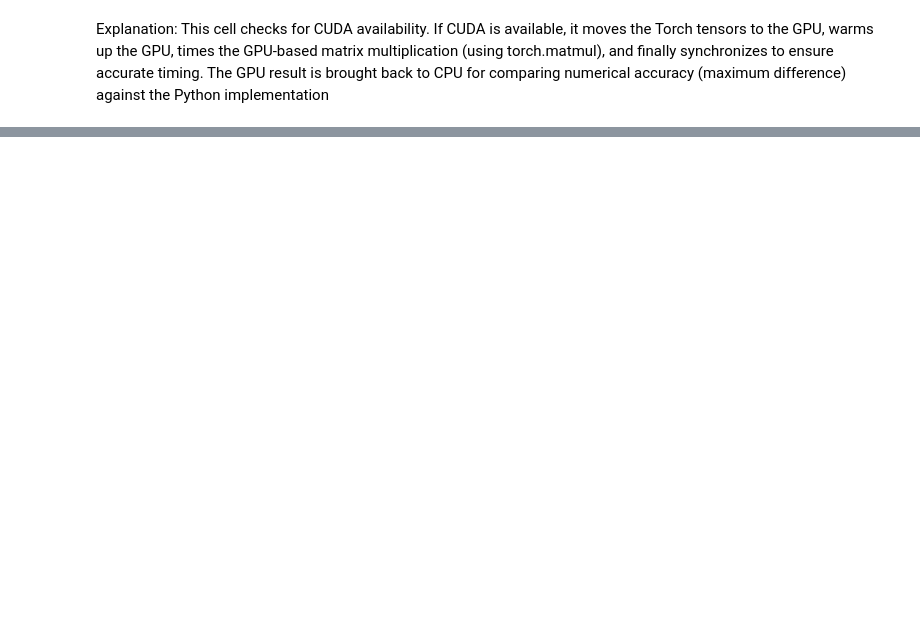
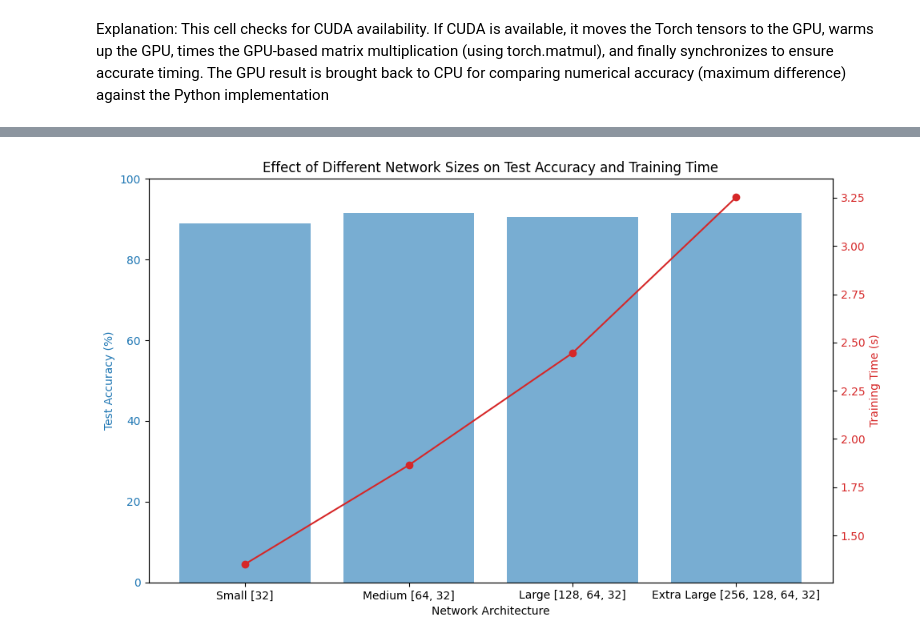
Before and after one commit to OrestisMakris/ACM-Upatras-SIG-ML, a Jupyter notebook: FeedForwardNN.ipynb, the cells around one changed output, grey strips where cells are left out. Saved outputs shown, nothing was run; the diff lists cells and outputs as text; code cells hidden in the pictures; blank space fills up the shorter version.

```diff
--- a/FeedForwardNN.ipynb
+++ b/FeedForwardNN.ipynb
@@ -440,0 +581,74 @@ Epoch 180: Train Loss = 0.0499, Val Loss = 0.1002
+# %%
+# New cell: Experiment with different neural network sizes (with timers, ReLU, and complex architectures)
+
+import time
+import torch.nn as nn
+
+def experiment_with_network_sizes():
+    """
+    Train the FlexibleNeuralNetwork using various hidden layer configurations
+    to observe the effect of model size on performance, while timing the training.
+    Uses ReLU activation for all experiments.
+    """
+    X, y = generate_complex_dataset()
+    preprocessor = DataPreprocessor()
+    datasets = preprocessor.preprocess(X, y)
+
+    # Define various architectures including larger/complex ones
+    architectures = {
+        "Small [32]": [32],
+        "Medium [64, 32]": [64, 32],
+        "Large [128, 64, 32]": [128, 64, 32],
+        "Extra Large [256, 128, 64, 32]": [256, 128, 64, 32]
+    }
+
+    results = {}
+
+    for arch_name, hidden_layers in architectures.items():
+        print(f"Training with architecture: {arch_name}")
+        start_time = time.time()
+
+        model = FlexibleNeuralNetwork(
+            input_size=X.shape[1],
+            hidden_layers=hidden_layers,
+            activation=nn.ReLU(),  # use ReLU activation
+            dropout_rate=0.3
+        )
+        history = train_and_evaluate(model, datasets, learning_rate=0.001, epochs=100)
+        elapsed_time = time.time() - start_time
+
+        results[arch_name] = {
+            "accuracy": history['test_accuracy'],
+            "time": elapsed_time
+        }
+        print(f"Test Accuracy with {arch_name}: {history['test_accuracy']*100:.2f}%")
+        print(f"Training time for {arch_name}: {elapsed_time:.2f} seconds\n")
+
+    # Plot the test accuracies and training times for comparison
+    import matplotlib.pyplot as plt
+    fig, ax1 = plt.subplots(figsize=(10, 6))
+
+    arch_names = list(results.keys())
+    acc_values = [results[arch]["accuracy"]*100 for arch in arch_names]
+    times = [results[arch]["time"] for arch in arch_names]
+
+    color = 'tab:blue'
+    ax1.set_xlabel("Network Architecture")
+    ax1.set_ylabel("Test Accuracy (%)", color=color)
+    ax1.bar(arch_names, acc_values, color=color, alpha=0.6, label="Test Accuracy")
+    ax1.tick_params(axis='y', labelcolor=color)
+    ax1.set_ylim(0, 100)
+
+    ax2 = ax1.twinx()
+    color = 'tab:red'
+    ax2.set_ylabel("Training Time (s)", color=color)
+    ax2.plot(arch_names, times, color=color, marker='o', label="Training Time")
+    ax2.tick_params(axis='y', labelcolor=color)
+
+    plt.title("Effect of Different Network Sizes on Test Accuracy and Training Time")
+    fig.tight_layout()
+    plt.show()
+
+# Run the network sizes experiment
+experiment_with_network_sizes()
+# %% [output]
@@ -440,0 +672 @@ Epoch 180: Train Loss = 0.0499, Val Loss = 0.1002
+[figure, added]
```
Also changed, not shown: parts of 14 cells of this notebook.
